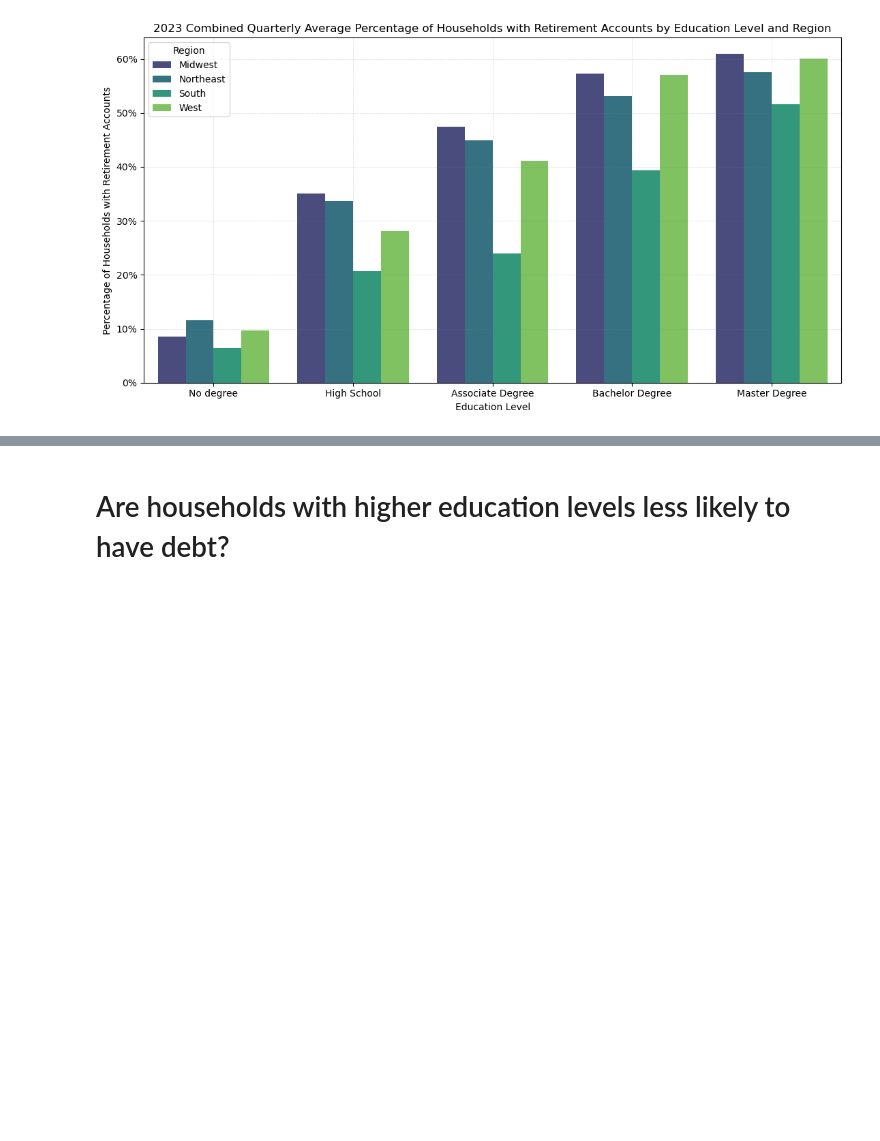
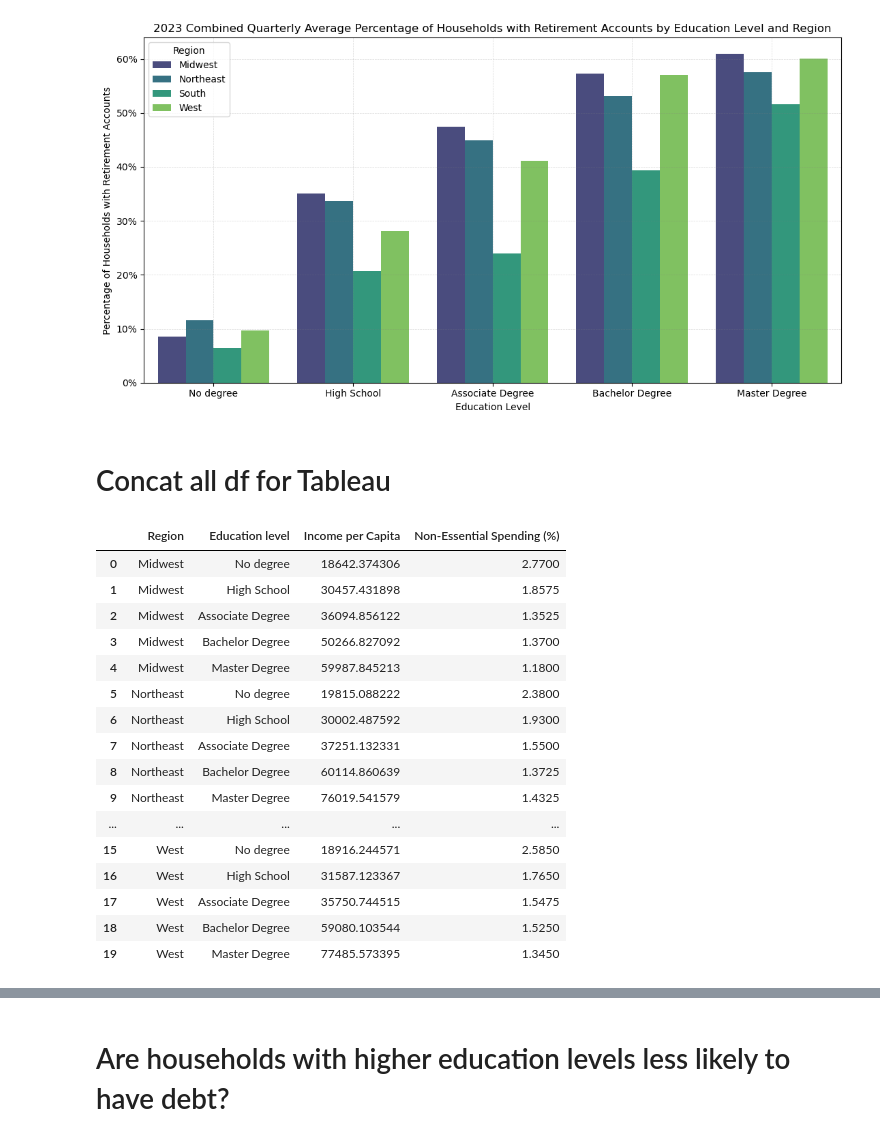
Before and after one commit to Leslygcruz/Educationproj, a Jupyter notebook: notebooks/Education_capstone.ipynb, the cells around one changed output, grey strips where cells are left out. Cells and saved outputs as stored; diff of their text form; code cells hidden in the pictures; blank space fills up the shorter version.

```diff
--- a/notebooks/Education_capstone.ipynb
+++ b/notebooks/Education_capstone.ipynb
@@ -1339,3 +1339,5 @@ plt.grid(color = 'grey', linestyle = '--', linewidth = 0.5,alpha=0.3)
 plt.show()
 # %% [output]
 [figure]
+# %% [markdown]
+# Concat all df for Tableau
@@ -1341,0 +1346,20 @@ plt.show()
+# %%
+annualavg
+# %% [output]
+|  | Region | Education level | Income per Capita | Non-Essential Spending (%) |
+| 0 | Midwest | No degree | 18642.374306 | 2.7700 |
+| 1 | Midwest | High School | 30457.431898 | 1.8575 |
+| 2 | Midwest | Associate Degree | 36094.856122 | 1.3525 |
+| 3 | Midwest | Bachelor Degree | 50266.827092 | 1.3700 |
+| 4 | Midwest | Master Degree | 59987.845213 | 1.1800 |
+| 5 | Northeast | No degree | 19815.088222 | 2.3800 |
+| 6 | Northeast | High School | 30002.487592 | 1.9300 |
+| 7 | Northeast | Associate Degree | 37251.132331 | 1.5500 |
+| 8 | Northeast | Bachelor Degree | 60114.860639 | 1.3725 |
+| 9 | Northeast | Master Degree | 76019.541579 | 1.4325 |
+| ... | ... | ... | ... | ... |
+| 15 | West | No degree | 18916.244571 | 2.5850 |
+| 16 | West | High School | 31587.123367 | 1.7650 |
+| 17 | West | Associate Degree | 35750.744515 | 1.5475 |
+| 18 | West | Bachelor Degree | 59080.103544 | 1.5250 |
+| 19 | West | Master Degree | 77485.573395 | 1.3450 |
```
Also changed, not shown: parts of 8 cells of this notebook, 3 other files.
